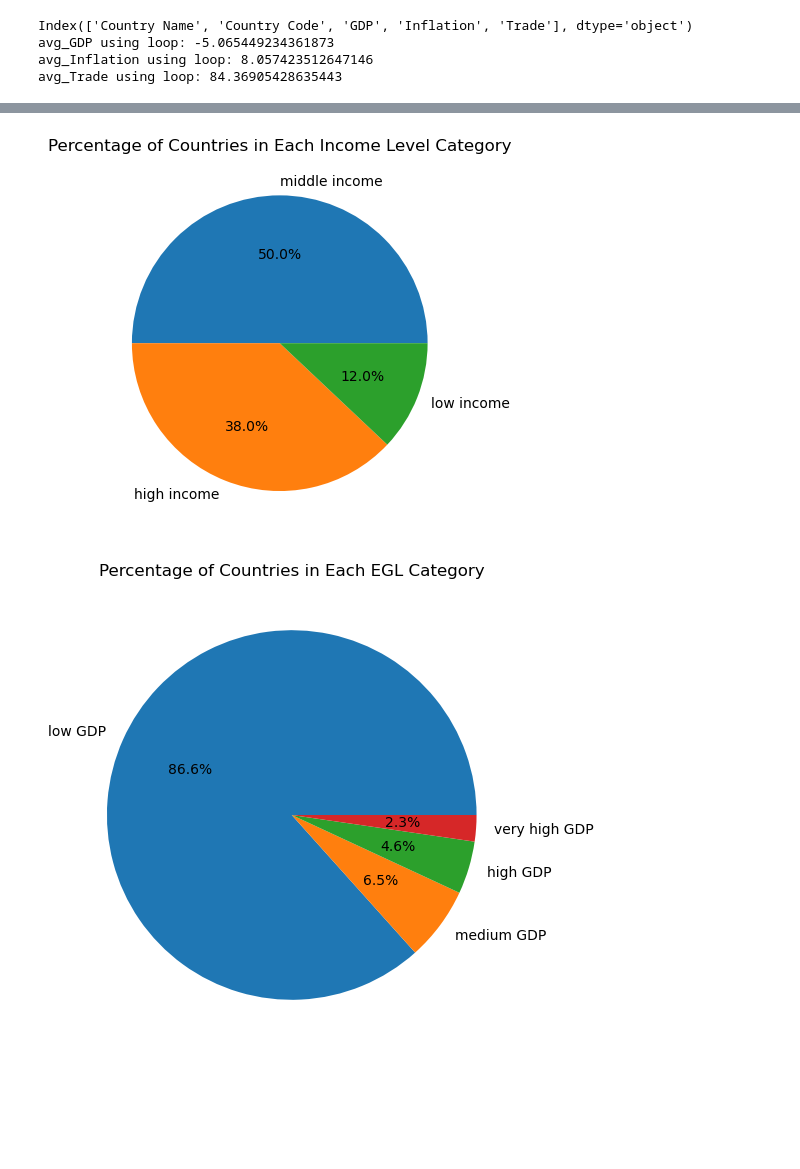
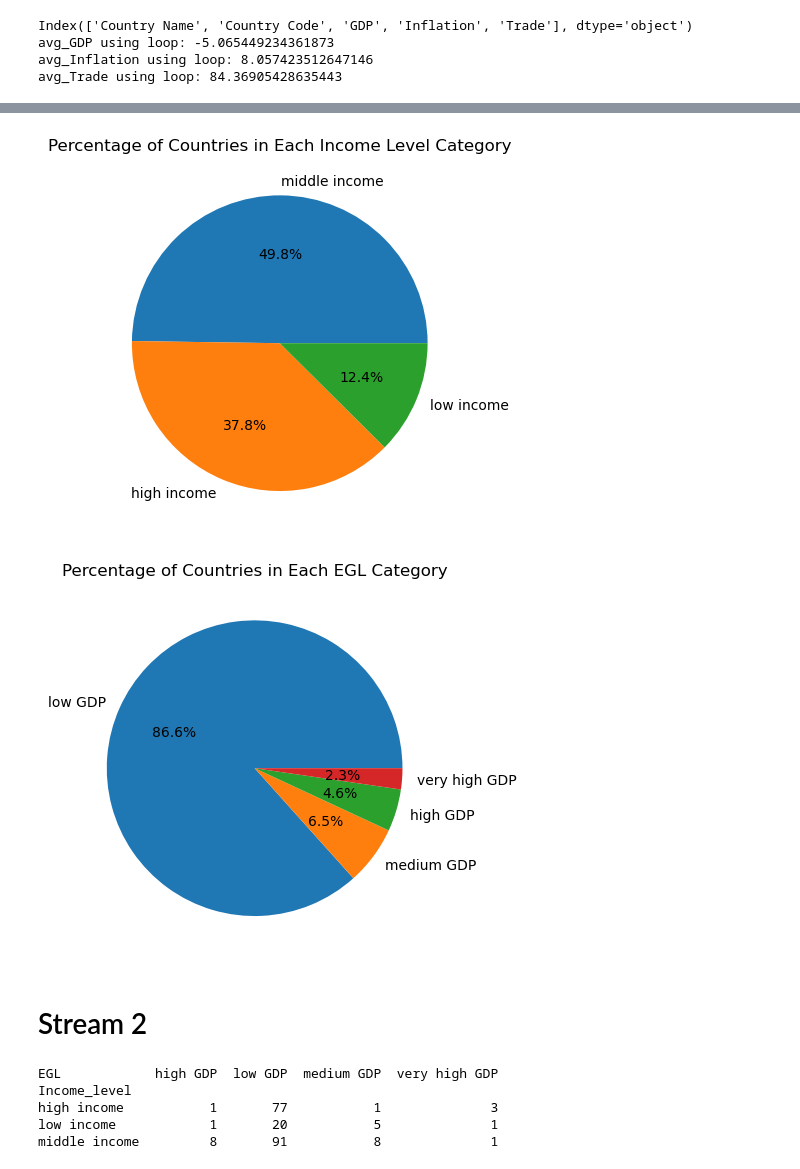
Before and after one commit to Wassef-Chebbi/Economic-Indicators-Statistical-Analysis, a Jupyter notebook: Stream 1.ipynb, the cells around one changed output, grey strips where cells are left out. Drawn from its saved outputs; the diff is of its cells as text; code cells hidden in the pictures; blank space fills up the shorter version.

```diff
--- a/Stream 1.ipynb
+++ b/Stream 1.ipynb
@@ -178,9 +120,8 @@ df.head(100)
 # %%
 import matplotlib.pyplot as plt
+df1 = pd.read_excel('Stream1.xlsx')
 
-
-
-percentages = df['Income_level'].value_counts(normalize=True) * 100
+percentages = df1['Income_level'].value_counts(normalize=True) * 100
 
 # Plotting a pie chart
 plt.figure()
@@ -188,14 +129,30 @@ plt.pie(percentages, labels=percentages.index, autopct='%1.1f%%')
 plt.title('Percentage of Countries in Each Income Level Category')
 plt.show()
 # %% [output]
-[figure, old version]
+[figure, new version]
 # %%
-percentages = df['EGL'].value_counts(normalize=True) * 100
+percentages = df1['EGL'].value_counts(normalize=True) * 100
 
 # Plotting a pie chart
 plt.figure()
 plt.pie(percentages, labels=percentages.index, autopct='%1.1f%%')
 plt.title('Percentage of Countries in Each EGL Category')
 plt.show()
 # %% [output]
-[figure, old version]
+[figure, new version]
+# %% [markdown]
+# Stream 2
+# %%
+grouped = df1.groupby(['Income_level', 'EGL']).size().reset_index(name='Frequency')
+
+# Pivot the table to get a better view (reshaping the data)
+pivot_table = grouped.pivot(index='Income_level', columns='EGL', values='Frequency').fillna(0)
+
+# Display the resulting pivot table
+print(pivot_table)
+# %% [output]
+EGL            high GDP  low GDP  medium GDP  very high GDP
+Income_level
+high income           1       77           1              3
+low income            1       20           5              1
+middle income         8       91           8              1
```
Also changed, not shown: parts of 32 cells of this notebook, 3 other files.
